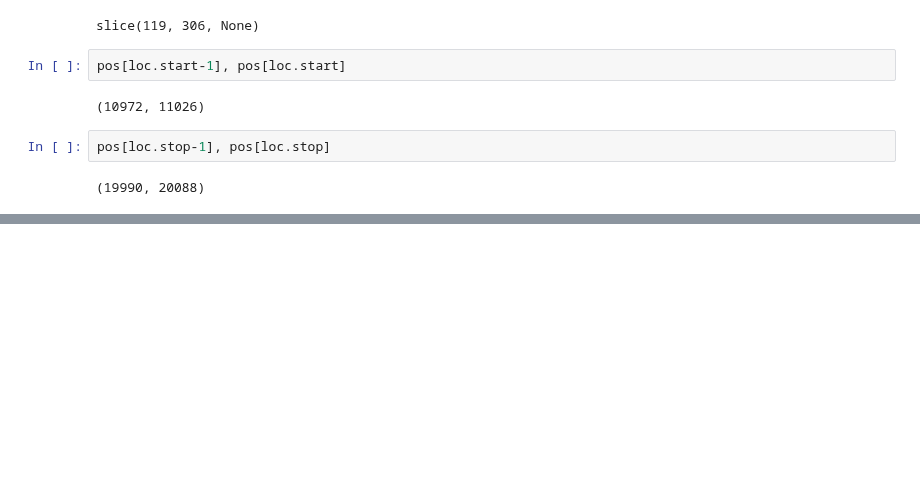
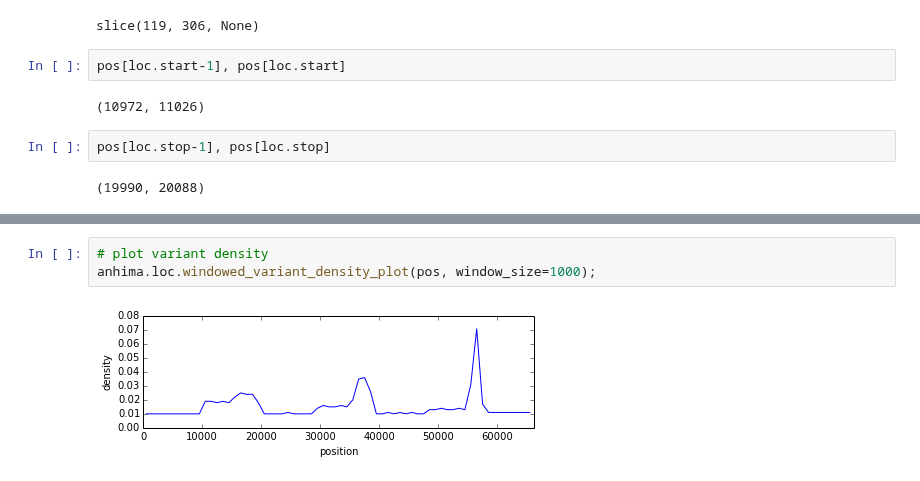
Before and after one commit to alimanfoo/anhima, a Jupyter notebook: examples/loc.ipynb, the cells around one changed output, grey strips where cells are left out. Cells and saved outputs as stored; diff of their text form; blank space fills up the shorter version.

```diff
--- a/examples/loc.ipynb
+++ b/examples/loc.ipynb
@@ -46,0 +59,5 @@ pos[loc.stop-1], pos[loc.stop]
+# %%
+# plot variant density
+anhima.loc.windowed_variant_density_plot(pos, window_size=1000);
+# %% [output]
+[figure, added]
```
Also changed, not shown: parts of 6 cells of this notebook, 12 other files.
